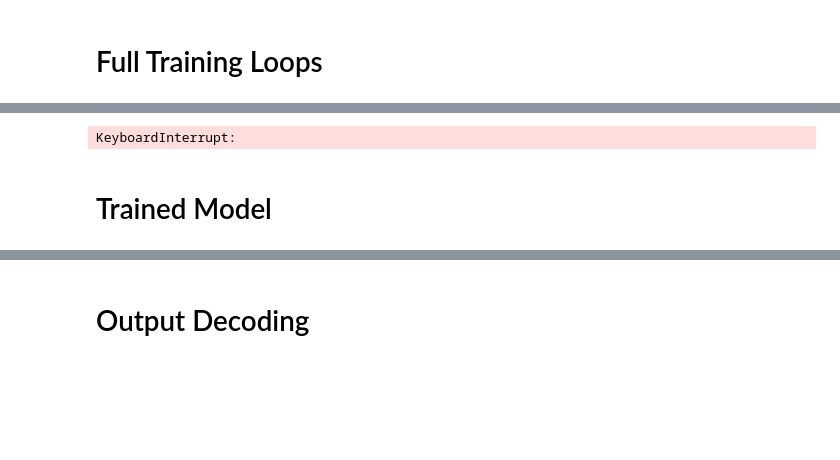
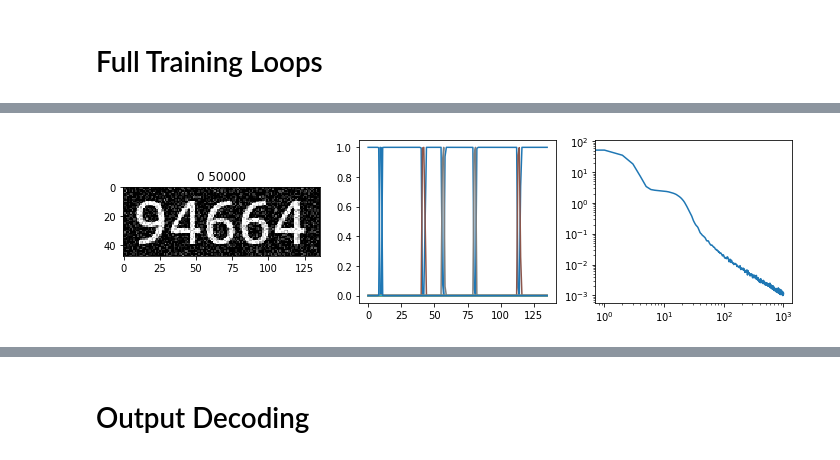
Before and after one commit to tmbdev-tutorials/icdar2019-tutorial, a Jupyter notebook: digits-intro.ipynb, the cells around one changed output, grey strips where cells are left out. Cells and saved outputs as stored; diff of their text form; code cells hidden in the pictures; blank space fills up the shorter version.

```diff
--- a/digits-intro.ipynb
+++ b/digits-intro.ipynb
@@ -139,2 +256,26 @@ optimizer.step()
 # %% [markdown]
 # Full Training Loops
+# %%
+import matplotlib.pyplot as plt
+from IPython import display
+
+def update_plot(title, images, probs, losses):
+    plt.close("all")
+    fig = plt.figure(figsize=(12, 3))
+    fig.clf()
+    for i in range(3): fig.add_subplot(1, 3, i+1)
+    ax1, ax2, ax3 = fig.get_axes()
+    ax1.set_title(str(title))
+    ax1.imshow(images[0,0].detach().cpu().numpy())
+    for i in range(probs.shape[2]):
+        ax2.plot(probs[:,0,i])
+    ax3.set_yscale("log")
+    ax3.set_xscale("log")
+    ax3.plot(ndi.gaussian_filter(losses, 10.0, mode="nearest")[::10])
+    display.clear_output(wait=True)
+    display.display(fig)
+
+def print_progress(title, images, probs, losses):
+    print("epoch {:2d}   #samples {:8d}   loss {:8.3f}".format(
+        epoch, len(losses)*images.size(0), mean(losses[-100:])),
+        end="\r", flush=True, file=sys.stderr)
@@ -141,20 +284,19 @@ optimizer.step()
 # %%
-losses = []
-for epoch in range(3):
+# all the training steps put together
+for epoch in range(1):
     i = 0
     for images, targets, ilens, tlens in training_dl:
         optimizer.zero_grad()
         outputs = model.forward(images.cuda())
-        b, l, d = outputs.shape
-        probs = outputs.permute(1, 0, 2).cpu().log_softmax(2) # LBD
+        b, d, l = outputs.shape
+        probs = layers.reorder(outputs, "BDL", "LBD").cpu().log_softmax(2) # LBD
         plens = torch.full((b,), l).long()
         loss = ctc_loss(probs, targets, plens, tlens)
         losses.append(loss.item())
         loss.backward()
         nn.utils.clip_grad_norm_(model.parameters(), 10.0)
         optimizer.step()
-        if len(losses)%10==0:
-            print("epoch {:2d}   #samples {:8d}   loss {:8.3f}".format(
-                epoch, len(losses)*images.size(0), mean(losses[-100:])),
-                  end="\r", flush=True, file=sys.stderr)
+        if len(losses)%100==0:
+            update_plot(f"{epoch} {len(losses)*len(images)}", images, probs.detach().exp().numpy(), losses)
+display.clear_output(wait=True)
 # %% [output]
@@ -162 +303 @@ epoch  0   #samples     1100   loss    2.750
-KeyboardInterrupt:
+[figure, added]
@@ -168,3 +304 @@ plot(ndi.gaussian_filter(losses, 20.0)[::20])
-# %% [markdown]
-# Trained Model
 # %%
```
Also changed, not shown: parts of 88 cells of this notebook, 2 other files.
